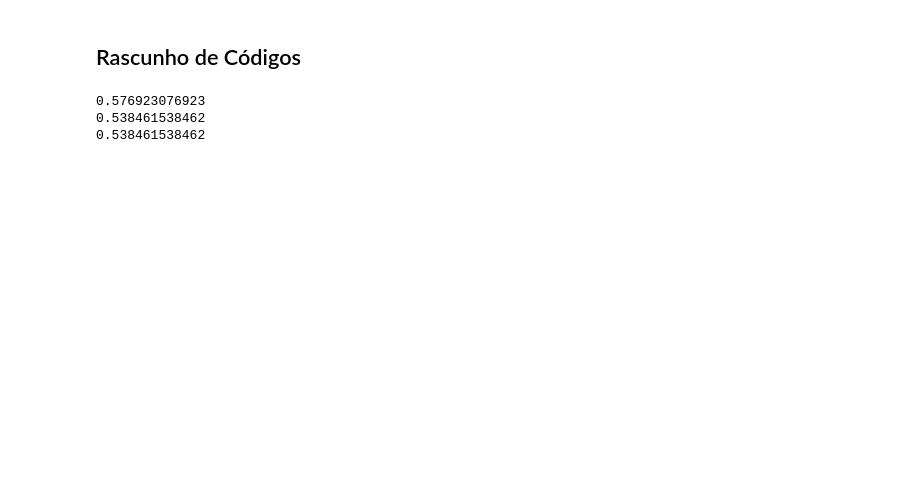
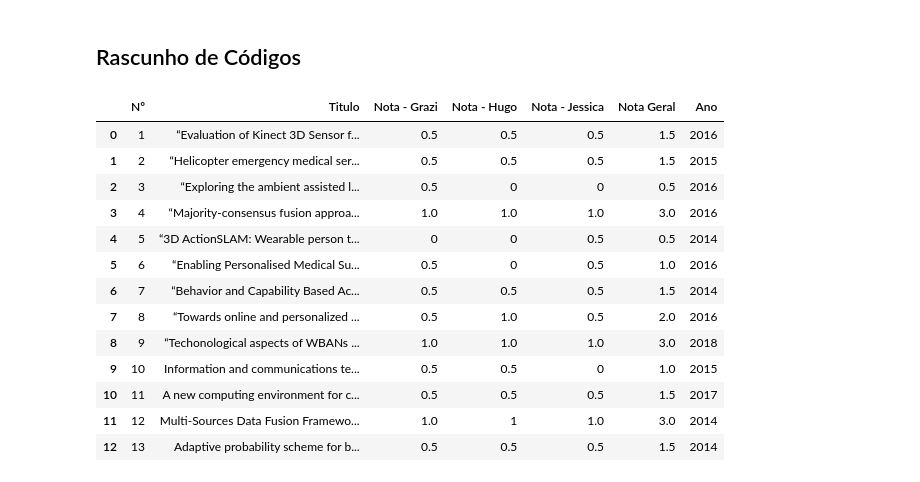
Before and after one commit to esponja92/codigoslr, a Jupyter notebook: SLR_Script.ipynb, the cells around one changed output. Saved outputs shown, nothing was run; the diff lists cells and outputs as text; code cells hidden in the pictures; blank space fills up the shorter version.

```diff
--- a/SLR_Script.ipynb
+++ b/SLR_Script.ipynb
@@ -162,22 +184,31 @@ mostrar_grafico_pontuacao_parcial_por_artigo(df3)
 # %%
 '''Calculando Médias:'''
 
+numero = pd.DataFrame(np.array(df1.iloc[1:,0]))
+titulo = pd.DataFrame(np.array(df1.iloc[1:,3]))
 notaGrazi = pd.DataFrame(np.array(df1.iloc[1:,4]))
 notaHugo = pd.DataFrame(np.array(df1.iloc[1:,5]))
 notaJessica = pd.DataFrame(np.array(df1.iloc[1:,6]))
+somatorio = pd.DataFrame(np.array(df1.iloc[1:,7]))
+ano = pd.DataFrame(np.array(df1.iloc[1:,8]))
 
-dfPoint = pd.concat([notaGrazi,notaHugo,notaJessica],axis=1)
-dfPoint.columns = ['notaGrazi','notaHugo','notaJessica']
-dfPoint = dfPoint.apply(pd.to_numeric)
+dfPoint = pd.concat([numero,titulo,notaGrazi,notaHugo,notaJessica,somatorio,ano],axis=1)
+dfPoint.columns = ['Nº','Titulo','Nota - Grazi','Nota - Hugo','Nota - Jessica','Nota Geral','Ano']
+# dfPoint = dfPoint.apply(pd.to_numeric)
 
-mediaGrazi = dfPoint['notaGrazi'].mean()
-mediaJessica = dfPoint['notaJessica'].mean()
-mediaHugo = dfPoint['notaHugo'].mean()
-
-print(mediaGrazi)
-print(mediaJessica)
-print(mediaHugo)
+dfPoint
 # %% [output]
-0.576923076923
-0.538461538462
-0.538461538462
+|  | Nº | Titulo | Nota - Grazi | Nota - Hugo | Nota - Jessica | Nota Geral | Ano |
+| 0 | 1 | “Evaluation of Kinect 3D Sensor f... | 0.5 | 0.5 | 0.5 | 1.5 | 2016 |
+| 1 | 2 | “Helicopter emergency medical ser... | 0.5 | 0.5 | 0.5 | 1.5 | 2015 |
+| 2 | 3 | “Exploring the ambient assisted l... | 0.5 | 0 | 0 | 0.5 | 2016 |
+| 3 | 4 | “Majority-consensus fusion approa... | 1.0 | 1.0 | 1.0 | 3.0 | 2016 |
+| 4 | 5 | “3D ActionSLAM: Wearable person t... | 0 | 0 | 0.5 | 0.5 | 2014 |
+| 5 | 6 | “Enabling Personalised Medical Su... | 0.5 | 0 | 0.5 | 1.0 | 2016 |
+| 6 | 7 | “Behavior and Capability Based Ac... | 0.5 | 0.5 | 0.5 | 1.5 | 2014 |
+| 7 | 8 | “Towards online and personalized ... | 0.5 | 1.0 | 0.5 | 2.0 | 2016 |
+| 8 | 9 | “Techonological aspects of WBANs ... | 1.0 | 1.0 | 1.0 | 3.0 | 2018 |
+| 9 | 10 | Information and communications te... | 0.5 | 0.5 | 0 | 1.0 | 2015 |
+| 10 | 11 | A new computing environment for c... | 0.5 | 0.5 | 0.5 | 1.5 | 2017 |
+| 11 | 12 | Multi-Sources Data Fusion Framewo... | 1.0 | 1 | 1.0 | 3.0 | 2014 |
+| 12 | 13 | Adaptive probability scheme for b... | 0.5 | 0.5 | 0.5 | 1.5 | 2014 |
```
Also changed, not shown: parts of 3 cells of this notebook, 1 other file.
